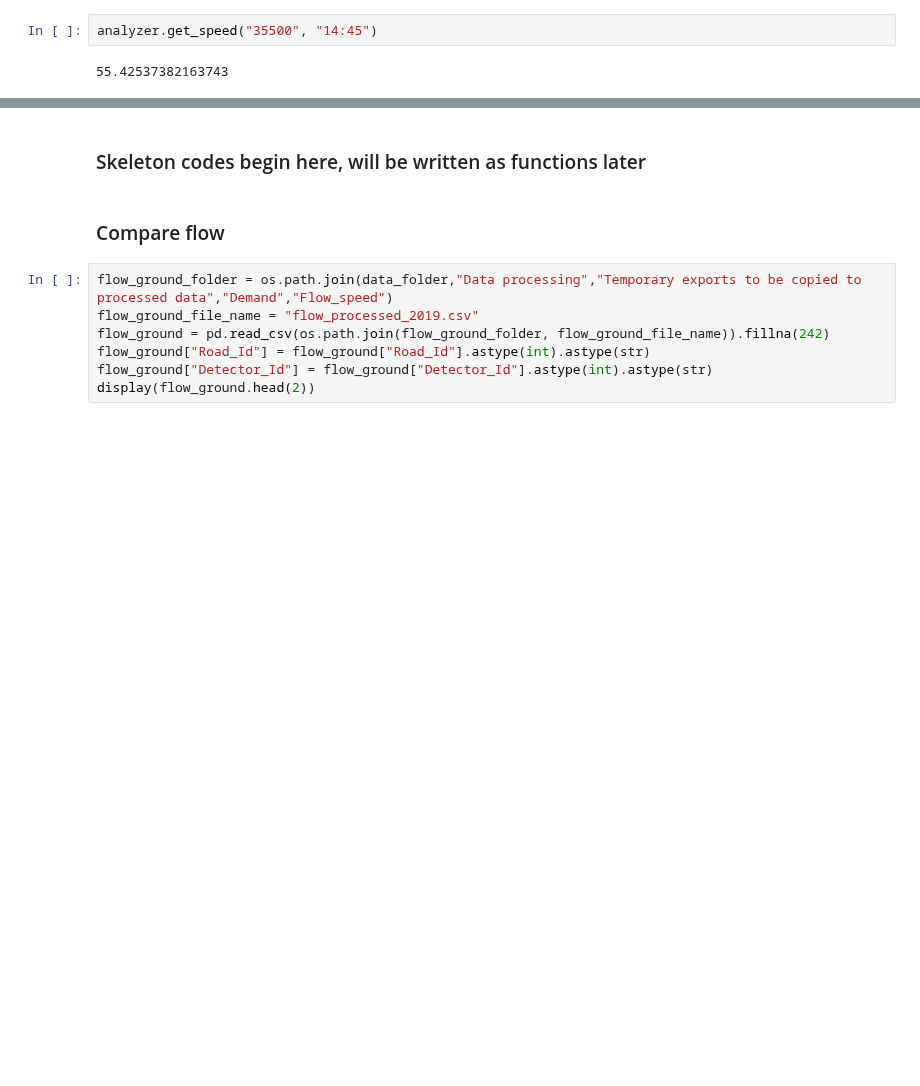
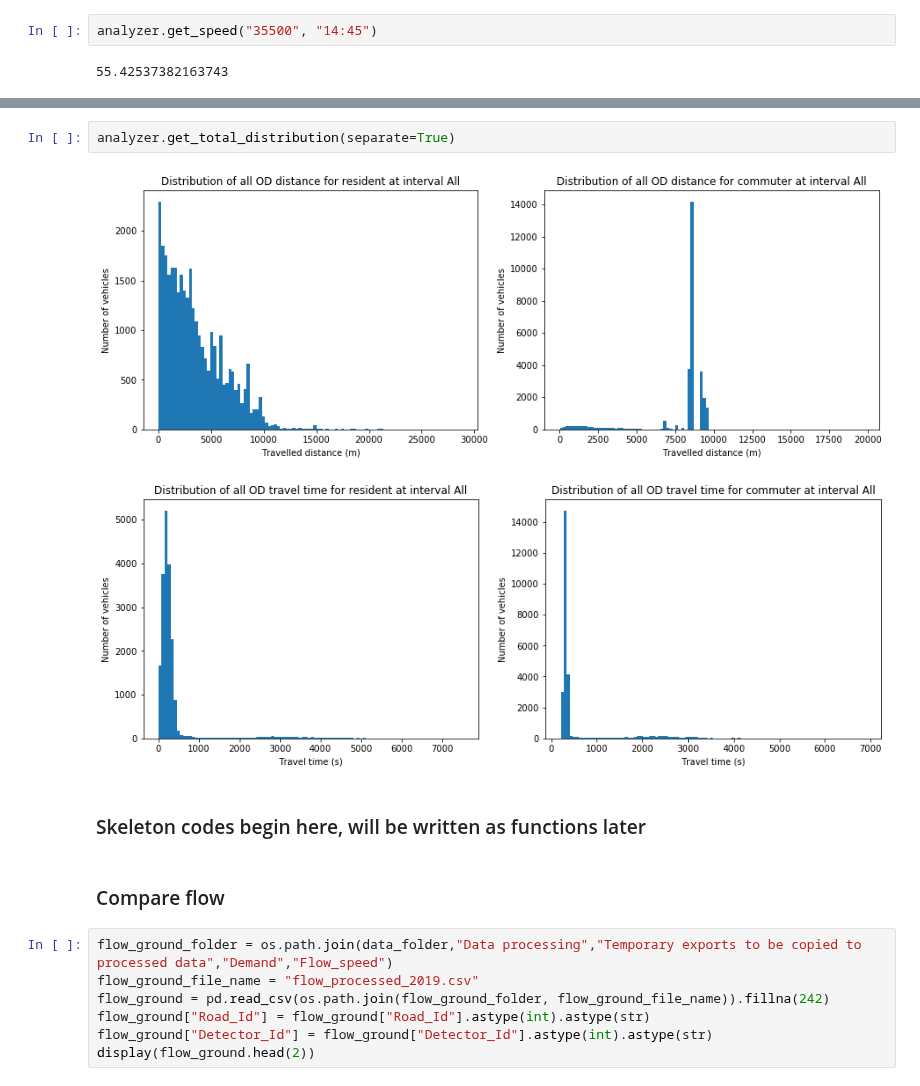
Before and after one commit to Fremont-project/data-processing, a Jupyter notebook: pipeline/aimsun-data-analysis/Aimsun Microsimulation SQLite Output Database Analyzer.ipynb, the cells around one changed output, grey strips where cells are left out. Drawn from its saved outputs; the diff is of its cells as text; blank space fills up the shorter version.

```diff
--- a/pipeline/aimsun-data-analysis/Aimsun Microsimulation SQLite Output Database Analyzer.ipynb
+++ b/pipeline/aimsun-data-analysis/Aimsun Microsimulation SQLite Output Database Analyzer.ipynb
@@ -522,3 +562,8 @@ analyzer.get_link_travel_time(242, "14:45")
+# %%
+analyzer.get_total_distribution(separate=True)
+# %% [output]
+[figure, added]
+[figure, added]
 # %% [markdown]
 ### Skeleton codes begin here, will be written as functions later
 # %% [markdown]
```
Also changed, not shown: parts of 8 cells of this notebook.
